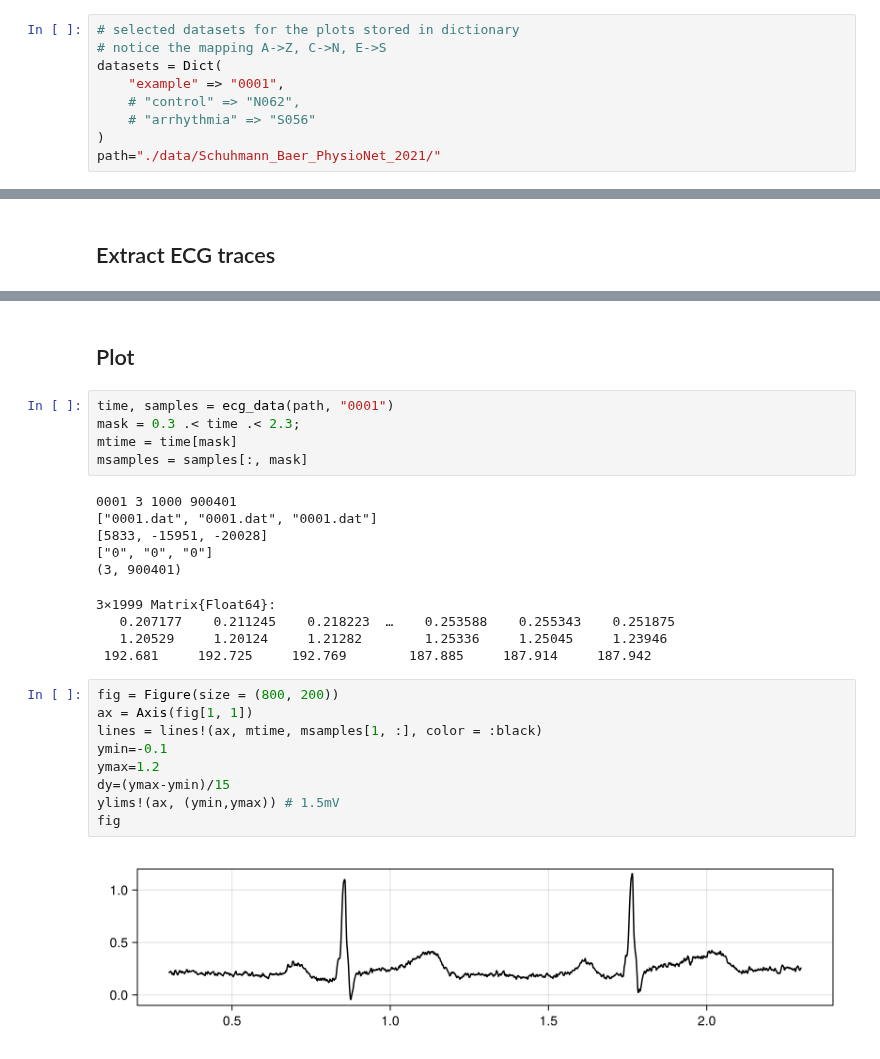
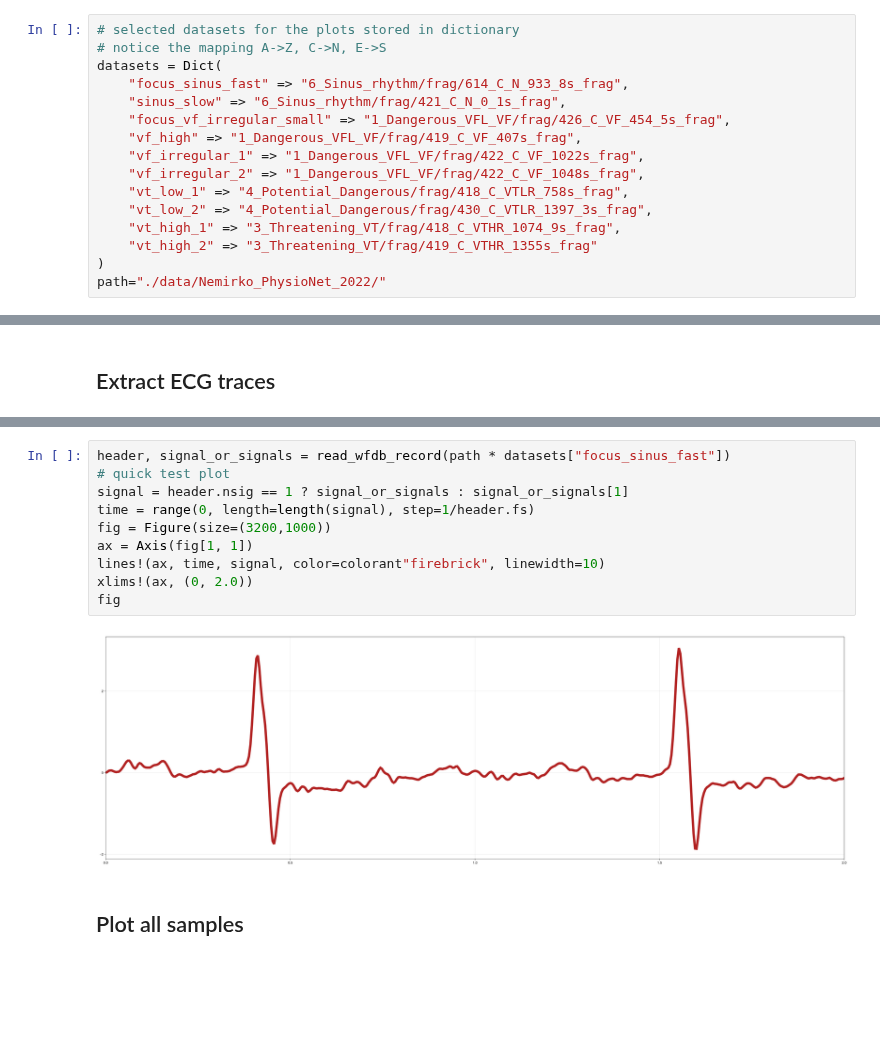
Before and after one commit to Priesemann-Group/perspective_heart_and_brain, a Jupyter notebook: notebooks_figures_paper/data_ecg.ipynb, the cells around one changed output, grey strips where cells are left out. Saved outputs shown, nothing was run; the diff lists cells and outputs as text; blank space fills up the shorter version.

```diff
--- a/notebooks_figures_paper/data_ecg.ipynb
+++ b/notebooks_figures_paper/data_ecg.ipynb
@@ -10,9 +10,16 @@ taken from https://www.physionet.org/content/autonomic-aging-cardiovascular/1.0.
 # selected datasets for the plots stored in dictionary
 # notice the mapping A->Z, C->N, E->S
 datasets = Dict(
-    "example" => "0001",
-    # "control" => "N062",
-    # "arrhythmia" => "S056"
+    "focus_sinus_fast" => "6_Sinus_rhythm/frag/614_C_N_933_8s_frag",
+    "sinus_slow" => "6_Sinus_rhythm/frag/421_C_N_0_1s_frag",
+    "focus_vf_irregular_small" => "1_Dangerous_VFL_VF/frag/426_C_VF_454_5s_frag",
+    "vf_high" => "1_Dangerous_VFL_VF/frag/419_C_VF_407s_frag",
+    "vf_irregular_1" => "1_Dangerous_VFL_VF/frag/422_C_VF_1022s_frag",
+    "vf_irregular_2" => "1_Dangerous_VFL_VF/frag/422_C_VF_1048s_frag",
+    "vt_low_1" => "4_Potential_Dangerous/frag/418_C_VTLR_758s_frag",
+    "vt_low_2" => "4_Potential_Dangerous/frag/430_C_VTLR_1397_3s_frag",
+    "vt_high_1" => "3_Threatening_VT/frag/418_C_VTHR_1074_9s_frag",
+    "vt_high_2" => "3_Threatening_VT/frag/419_C_VTHR_1355s_frag"
 )
-path="./data/Schuhmann_Baer_PhysioNet_2021/"
+path="./data/Nemirko_PhysioNet_2022/"
 # %% [output]
@@ -127,28 +68,14 @@ end
+# %%
+header, signal_or_signals = read_wfdb_record(path * datasets["focus_sinus_fast"])
+# quick test plot
+signal = header.nsig == 1 ? signal_or_signals : signal_or_signals[1]
+time = range(0, length=length(signal), step=1/header.fs)
+fig = Figure(size=(3200,1000))
+ax = Axis(fig[1, 1])
+lines!(ax, time, signal, color=colorant"firebrick", linewidth=10)
+xlims!(ax, (0, 2.0))
+fig
+# %% [output]
+[figure, added]
 # %% [markdown]
-## Plot
+## Plot all samples
-# %%
-time, samples = ecg_data(path, "0001")
-mask = 0.3 .< time .< 2.3;
-mtime = time[mask]
-msamples = samples[:, mask]
-# %% [output]
-0001 3 1000 900401
-["0001.dat", "0001.dat", "0001.dat"]
-[5833, -15951, -20028]
-["0", "0", "0"]
-(3, 900401)
-3×1999 Matrix{Float64}:
-   0.207177    0.211245    0.218223  …    0.253588    0.255343    0.251875
-   1.20529     1.20124     1.21282        1.25336     1.25045     1.23946
- 192.681     192.725     192.769        187.885     187.914     187.942
-# %%
-fig = Figure(size = (800, 200))
-ax = Axis(fig[1, 1])
-lines = lines!(ax, mtime, msamples[1, :], color = :black)
-ymin=-0.1
-ymax=1.2
-dy=(ymax-ymin)/15
-ylims!(ax, (ymin,ymax)) # 1.5mV
-fig
-# %% [output]
-[figure, removed]
```
Also changed, not shown: parts of 7 cells of this notebook, 4 other files.
